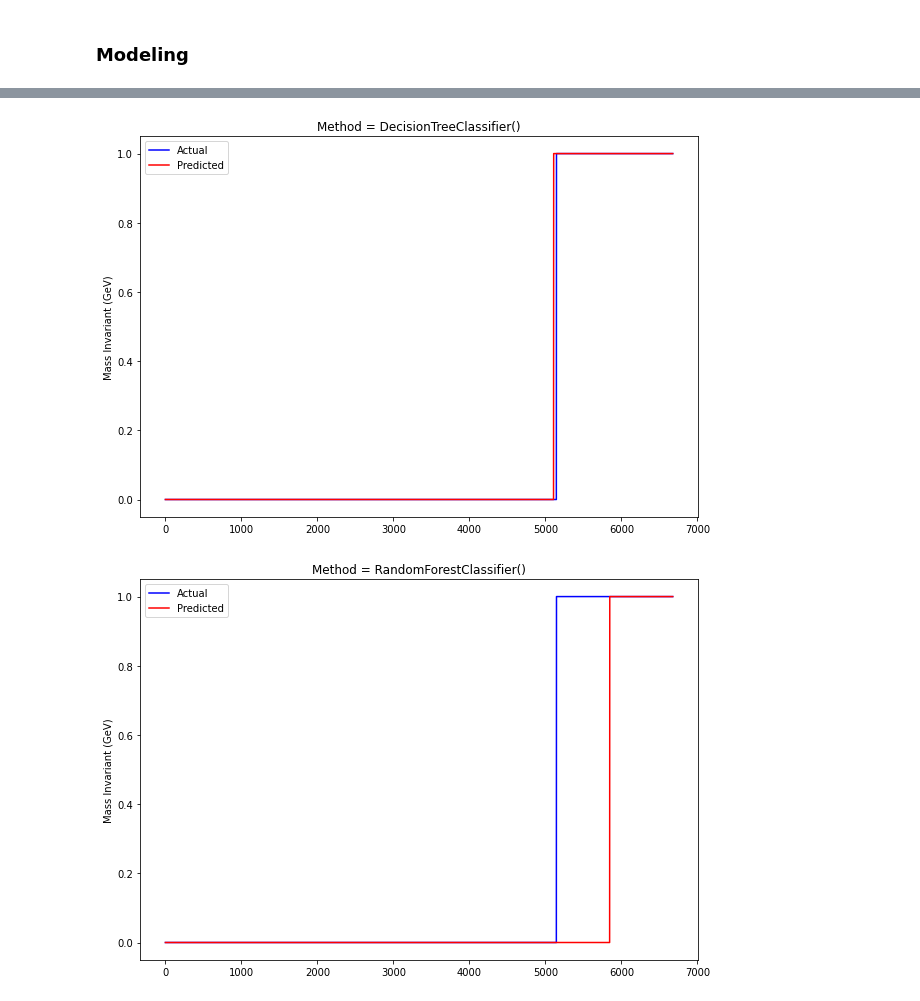
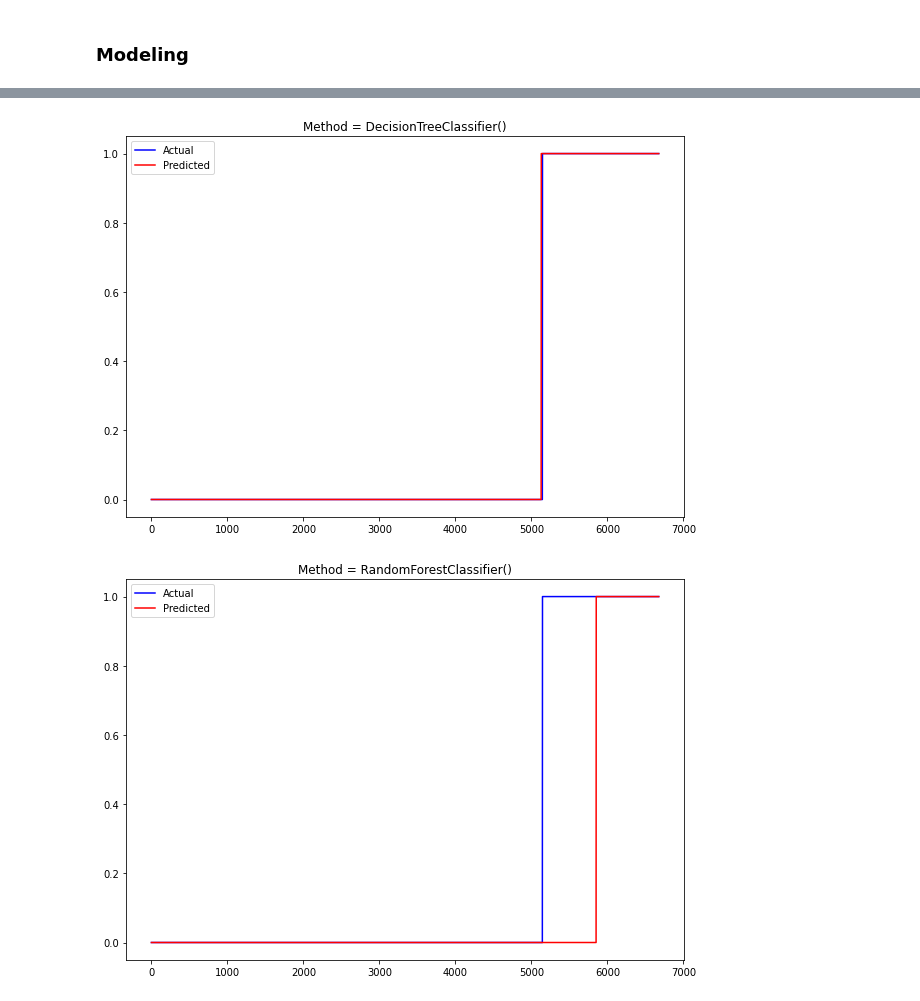
Before and after one commit to alexwems1/Credit-card-status-payment, a Jupyter notebook: Credit Card Payment Prediction.ipynb, the cells around one changed output, grey strips where cells are left out. Drawn from its saved outputs; the diff is of its cells as text; code cells hidden in the pictures.

```diff
--- a/Credit Card Payment Prediction.ipynb
+++ b/Credit Card Payment Prediction.ipynb
@@ -254,9 +256,10 @@ xTrain,xTest,yTrain,yTest = train_test_split(x,y,test_size=0.25,random_state=42)
 # %%
 lg = LogisticRegression().fit(xTrain,yTrain)
 dtc = DecisionTreeClassifier().fit(xTrain,yTrain)
-clf= RandomForestClassifier(n_estimators=100).fit(xTrain,yTrain)
+rdc = RandomForestClassifier(n_estimators=100).fit(xTrain,yTrain)
+svm = sv.SVC(kernel='linear').fit(xTrain,yTrain)
 # %%
-models = [lg,dtc,clf]
+models = [lg,dtc,rdc,svm]
 # %%
 for model in models:
     name = model.__class__.__name__
@@ -296,7 +300,6 @@ for pred in models:
 
     plt.title(
              f'Method = {pred}')
-    plt.ylabel('Mass Invariant (GeV)')
     plt.legend(loc='best')
 
     plt.show()
@@ -305,2 +308,2 @@ for pred in models:
-[figure, old version]
+[figure, new version]
-[figure, old version]
+[figure, new version]
```
Also changed, not shown: parts of 3 cells of this notebook.
